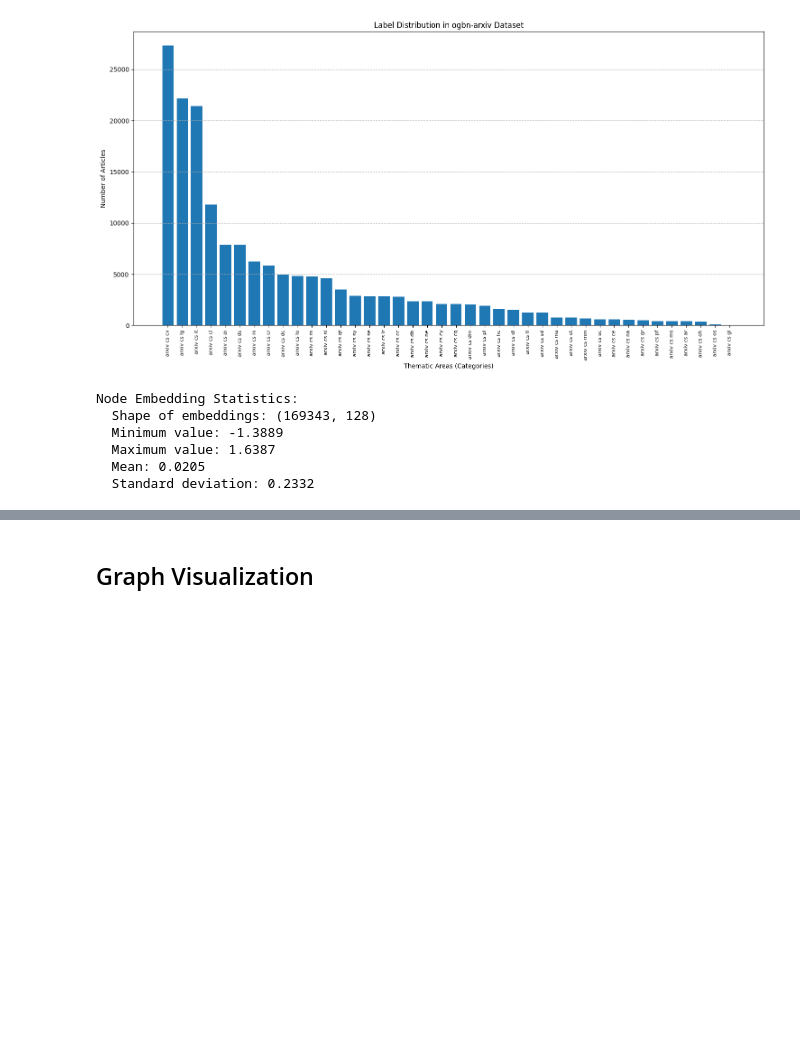
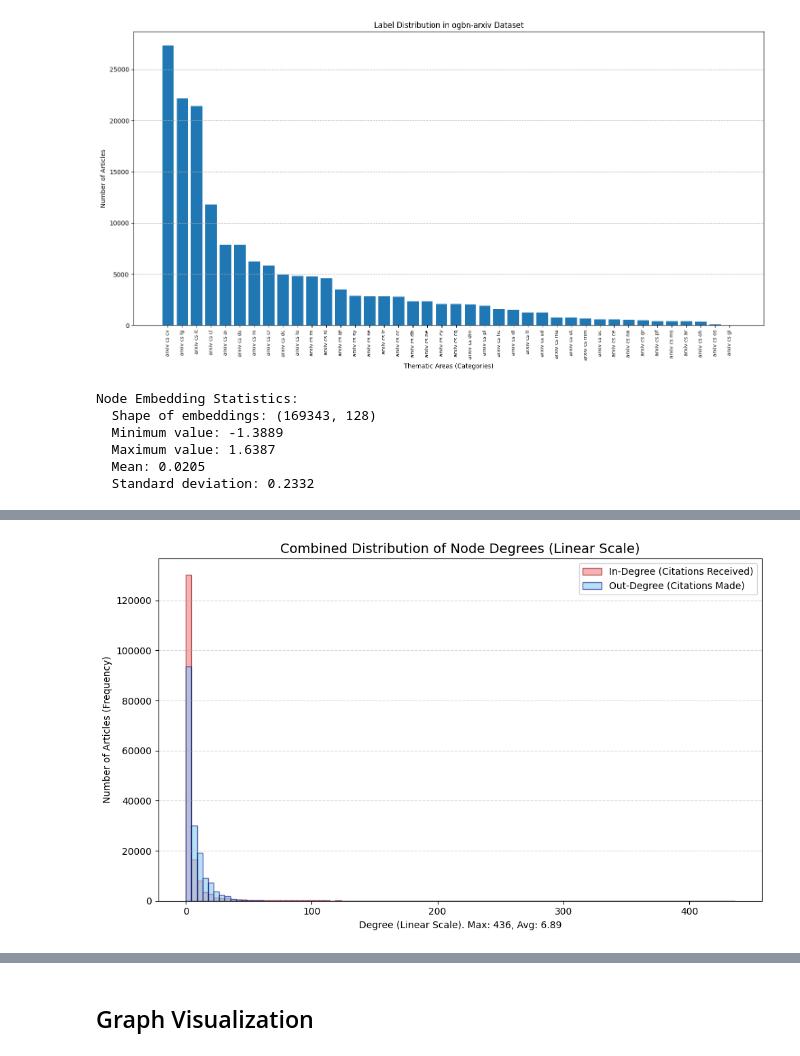
Before and after one commit to tuliorr/ogbn-arxiv-gcn, a Jupyter notebook: notebooks/Dataset_Exploration.ipynb, the cells around one changed output, grey strips where cells are left out. Cells and saved outputs as stored; diff of their text form; code cells hidden in the pictures; blank space fills up the shorter version.

```diff
--- a/notebooks/Dataset_Exploration.ipynb
+++ b/notebooks/Dataset_Exploration.ipynb
@@ -160,0 +189,7 @@ Node Embedding Statistics:
+# %%
+df_degree = pd.DataFrame({
+        'node_idx': np.arange(num_nodes),
+        'in_degree': in_degree,
+        'out_degree': out_degree,
+        'label_idx': labels_np
+    })
@@ -160,0 +205,13 @@ Node Embedding Statistics:
+# %%
+# Merge Paper ID
+df_degree = pd.merge(df_degree, node_map_df, on='node_idx', how='left')
+
+# Merge Title
+df_degree = pd.merge(df_degree, titleabs_df[['paper_id', 'title']], on='paper_id', how='left')
+
+# Map Category Name
+df_degree['category'] = df_degree['label_idx'].map(label_map)
+
+# Select final columns and clean up
+df_degree = df_degree[['node_idx', 'paper_id', 'category', 'title', 'in_degree', 'out_degree']]
+df_degree = df_degree.rename(columns={'paper_id': 'Article_ID'})
@@ -160,0 +262,50 @@ Node Embedding Statistics:
+# %%
+# --- DEGREE DATA EXTRACTION ---
+
+out_degree_np = df_degree['out_degree'].values
+in_degree_np = df_degree['in_degree'].values
+
+# Analyze metrics
+max_degree = int(np.max(out_degree_np))
+avg_degree = np.mean(out_degree_np)
+
+# Define linear bins across the range [0, max_degree]
+# Usamos 100 bins uniformes para o histograma em escala linear.
+bins = np.linspace(0, max_degree, 100)
+
+plt.figure(figsize=(10, 6))
+
+# --- Combined Plotting (Linear Scale) ---
+
+# 1. In-Degree Histogram (Citations Received)
+# Note: log=True (escala logarítmica) FOI REMOVIDO para que o Eixo Y seja LINEAR.
+plt.hist(in_degree_np,
+            bins=bins,
+            color='lightcoral',
+            edgecolor='darkred',
+            alpha=0.6, # Transparency to show overlap
+            label='In-Degree (Citations Received)')
+
+# 2. Out-Degree Histogram (Citations Made)
+# Note: log=True (escala logarítmica) FOI REMOVIDO para que o Eixo Y seja LINEAR.
+plt.hist(out_degree_np,
+            bins=bins,
+            color='skyblue',
+            edgecolor='darkblue',
+            alpha=0.6, # Transparency
+            label='Out-Degree (Citations Made)')
+
+# --- Final Plot Configuration ---
+
+# Note: plt.xscale('log') FOI REMOVIDO para que o Eixo X seja LINEAR.
+plt.title('Combined Distribution of Node Degrees (Linear Scale)', fontsize=14)
+plt.xlabel(f'Degree (Linear Scale). Max: {max_degree}, Avg: {avg_degree:.2f}')
+plt.ylabel('Number of Articles (Frequency)')
+plt.legend(loc='upper right')
+# Grid no eixo Y linear
+plt.grid(axis='y', alpha=0.5, linestyle='--')
+
+plt.tight_layout()
+plt.show()
+# %% [output]
+[figure, added]
```
Also changed, not shown: parts of 9 cells of this notebook, 1 other file.
